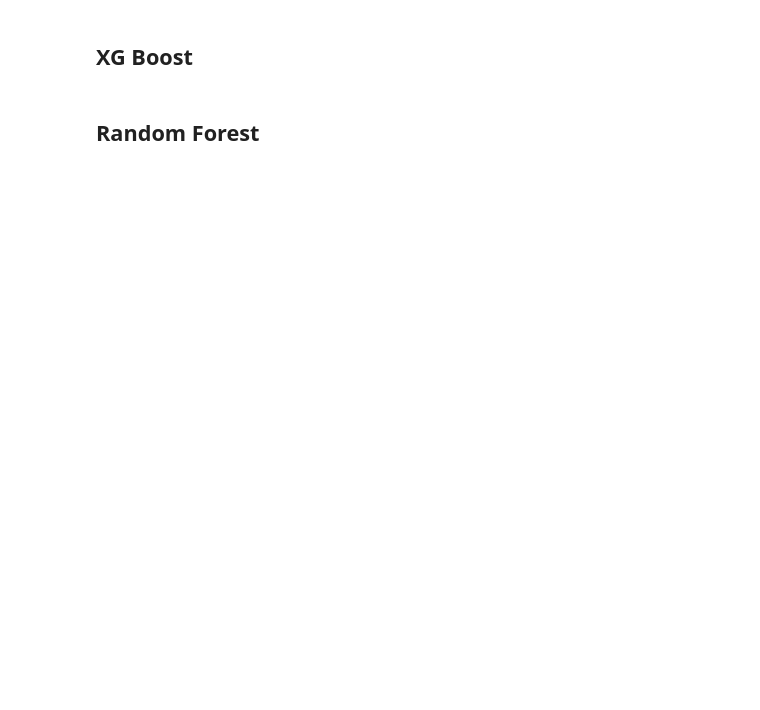
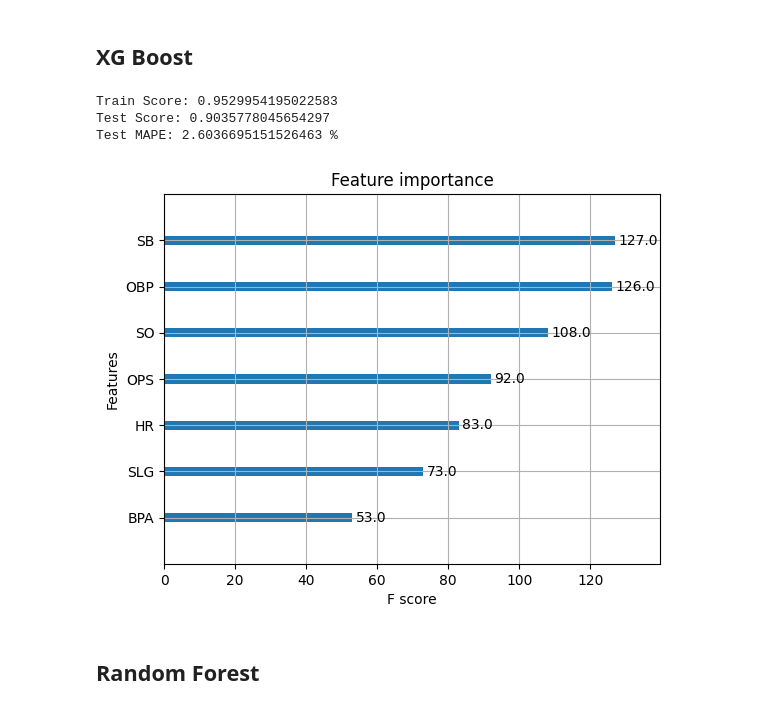
Before and after one commit to dstrick17/baseball, a Jupyter notebook: baseball.ipynb, the cells around one changed output. Cells and saved outputs as stored; diff of their text form; code cells hidden in the pictures; blank space fills up the shorter version.

```diff
--- a/baseball.ipynb
+++ b/baseball.ipynb
@@ -295,27 +299,35 @@ pip install xgboost
 # %%
 from xgboost import XGBRegressor
 
 # features
 features = ['OBP', 'SLG', 'OPS', 'HR', 'SO', 'SB', 'BPA']
 X = team_stats[features]
 y = team_stats['R']
 
 # Train/test split
 X_train, X_test, y_train, y_test = train_test_split(X, y, test_size=0.2, random_state=42)
 
 # XGBoost model
 xgb_model = XGBRegressor(n_estimators=100, max_depth=3, learning_rate=0.1, random_state=42)
 xgb_model.fit(X_train, y_train)
 
 # Evaluate
 print("Train Score:", xgb_model.score(X_train, y_train))
 print("Test Score:", xgb_model.score(X_test, y_test))
 
 import matplotlib.pyplot as plt
 from xgboost import plot_importance
 
+y_pred_test = xgb_model.predict(X_test)
+mape_test = np.mean(np.abs((y_test - y_pred_test) / y_test)) * 100
+print("Test MAPE:", mape_test, "%")
 plot_importance(xgb_model)
 plt.show()
+# %% [output]
+Train Score: 0.9529954195022583
+Test Score: 0.9035778045654297
+Test MAPE: 2.6036695151526463 %
+[figure, added]
 # %% [markdown]
 ## Random Forest
 # %%
```
Also changed, not shown: parts of 6 cells of this notebook.
